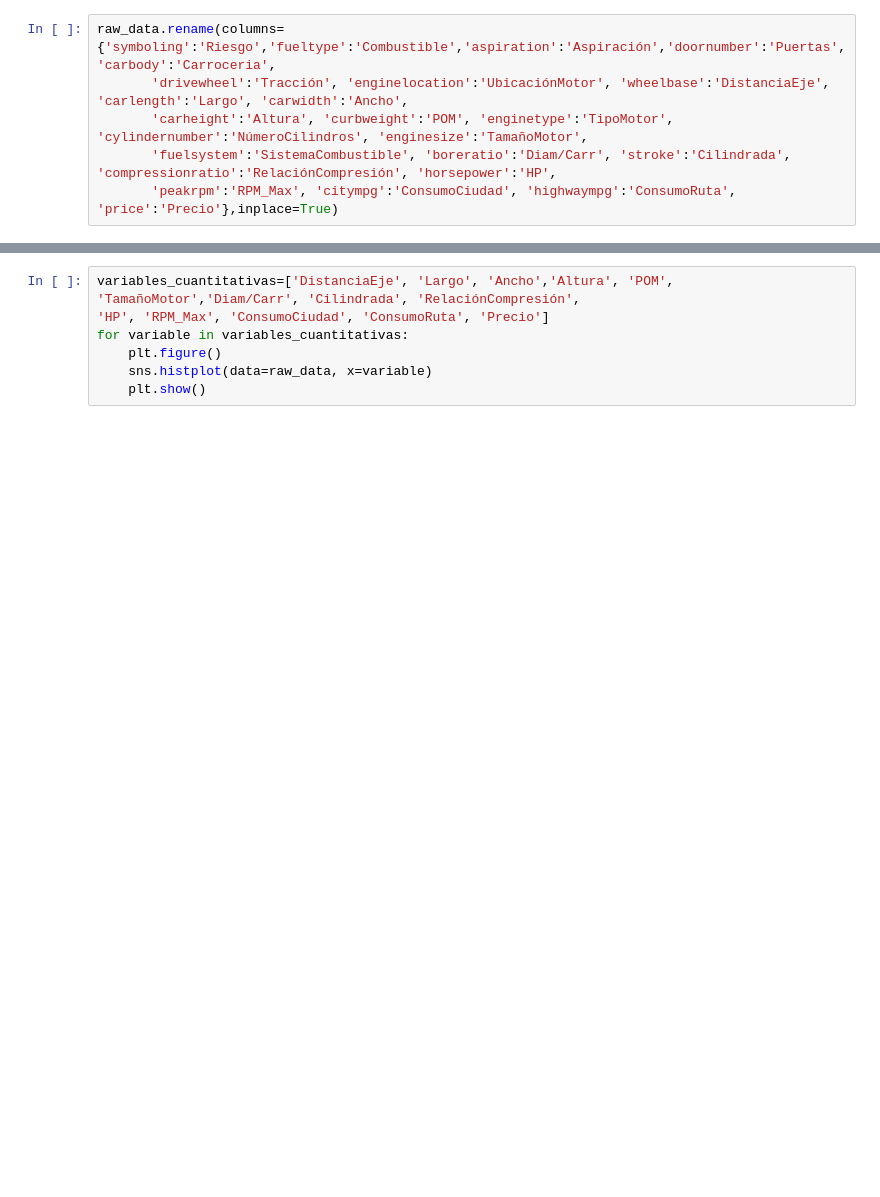
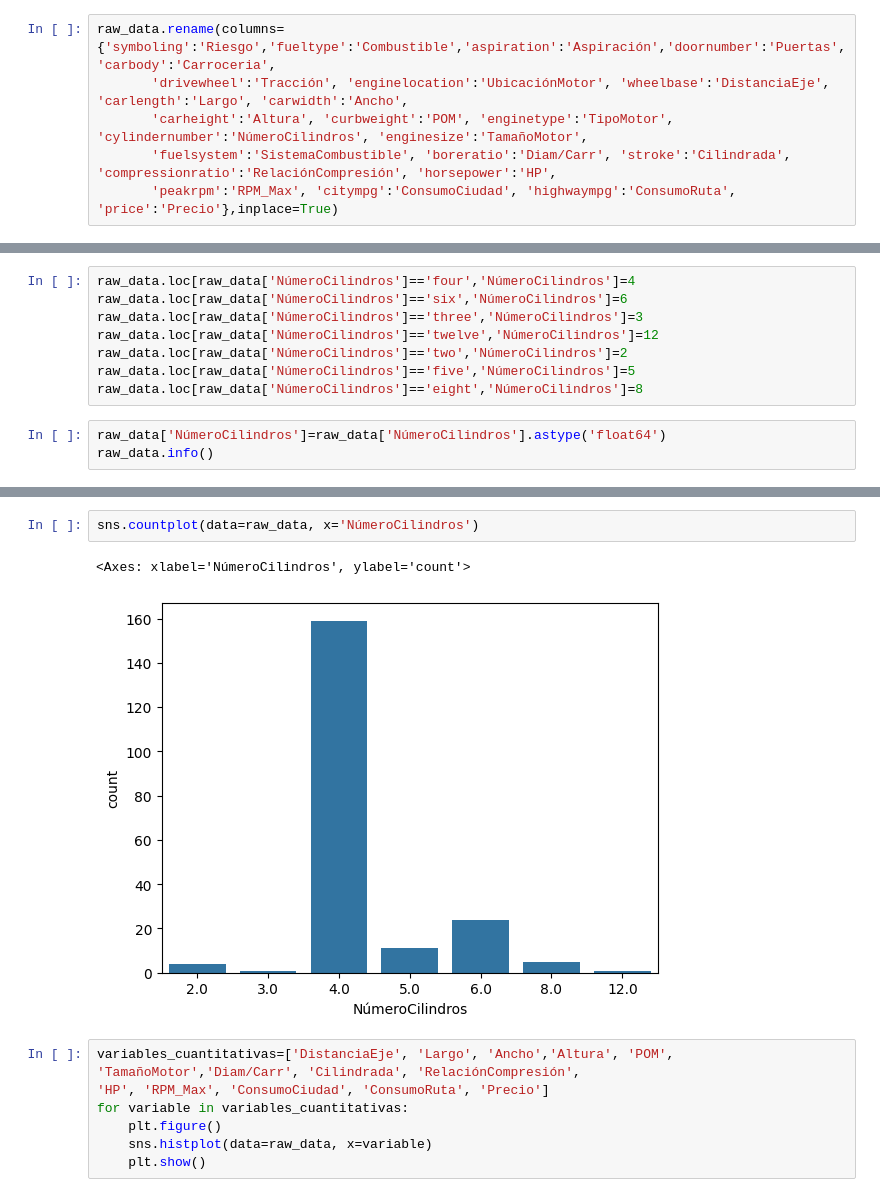
Before and after one commit to Juancito2085/Integrador-M6, a Jupyter notebook: Preparacion_datos.ipynb, the cells around one changed output, grey strips where cells are left out. Cells and saved outputs as stored; diff of their text form; blank space fills up the shorter version.

```diff
--- a/Preparacion_datos.ipynb
+++ b/Preparacion_datos.ipynb
@@ -136,0 +109,11 @@ Ahora se continua con las variables cuantitativas:
+# %%
+raw_data.loc[raw_data['NúmeroCilindros']=='four','NúmeroCilindros']=4
+raw_data.loc[raw_data['NúmeroCilindros']=='six','NúmeroCilindros']=6
+raw_data.loc[raw_data['NúmeroCilindros']=='three','NúmeroCilindros']=3
+raw_data.loc[raw_data['NúmeroCilindros']=='twelve','NúmeroCilindros']=12
+raw_data.loc[raw_data['NúmeroCilindros']=='two','NúmeroCilindros']=2
+raw_data.loc[raw_data['NúmeroCilindros']=='five','NúmeroCilindros']=5
+raw_data.loc[raw_data['NúmeroCilindros']=='eight','NúmeroCilindros']=8
+# %%
+raw_data['NúmeroCilindros']=raw_data['NúmeroCilindros'].astype('float64')
+raw_data.info()
@@ -137,3 +138,8 @@ Ahora se continua con las variables cuantitativas:
+# %%
+sns.countplot(data=raw_data, x='NúmeroCilindros')
+# %% [output]
+<Axes: xlabel='NúmeroCilindros', ylabel='count'>
+[figure, added]
 # %%
 variables_cuantitativas=['DistanciaEje', 'Largo', 'Ancho','Altura', 'POM', 'TamañoMotor','Diam/Carr', 'Cilindrada', 'RelaciónCompresión',
 'HP', 'RPM_Max', 'ConsumoCiudad', 'ConsumoRuta', 'Precio']
```
Also changed, not shown: parts of 23 cells of this notebook.
